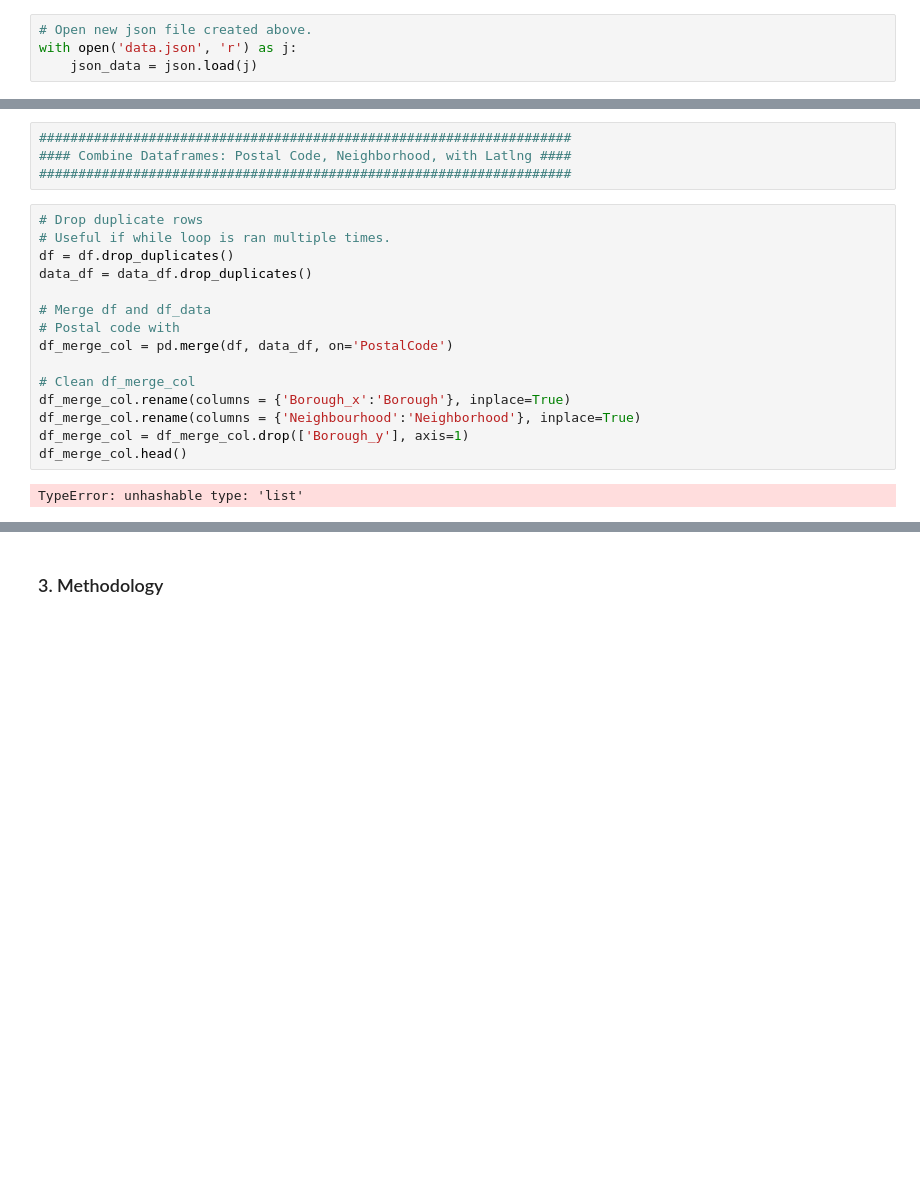
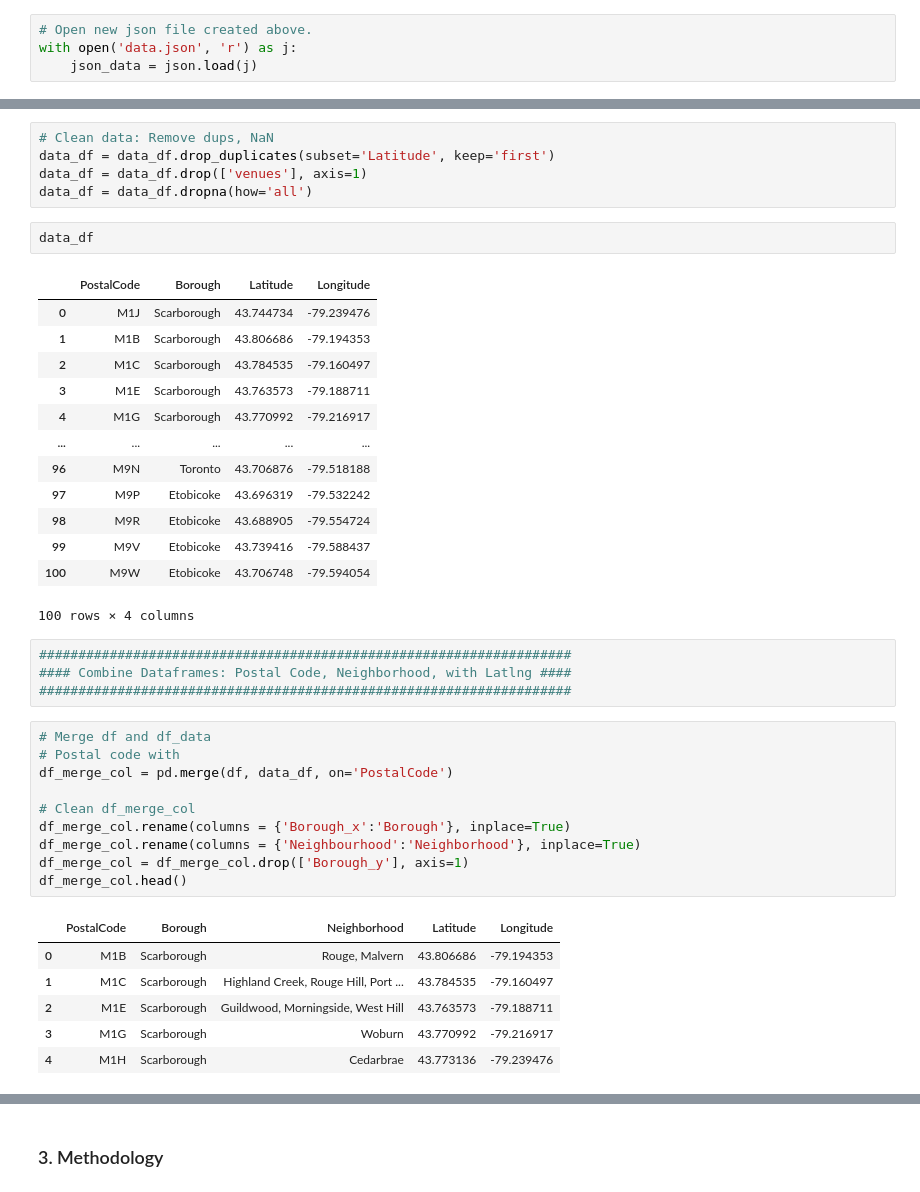
Before and after one commit to c-pompa/Coursera_Capstone, a Jupyter notebook: The Battle of the Neighborhoods.ipynb, the cells around one changed output, grey strips where cells are left out. Cells and saved outputs as stored; diff of their text form; blank space fills up the shorter version.

Commit message:
NYC Search Complete.
Queries to search nyc counties for argentinian restuarants completed. Using loops to provide same search for Toronto data. Toronto not completed.

```diff
--- a/The Battle of the Neighborhoods.ipynb
+++ b/The Battle of the Neighborhoods.ipynb
@@ -295,16 +302,32 @@ data_df.head()
 | 2 | M1C | Scarborough | 43.784535 | -79.160497 | NaN |
 | 3 | M1E | Scarborough | 43.763573 | -79.188711 | NaN |
 | 4 | M1G | Scarborough | 43.770992 | -79.216917 | NaN |
+# %%
+# Clean data: Remove dups, NaN
+data_df = data_df.drop_duplicates(subset='Latitude', keep='first')
+data_df = data_df.drop(['venues'], axis=1)
+data_df = data_df.dropna(how='all')
+# %%
+data_df
+# %% [output]
+|  | PostalCode | Borough | Latitude | Longitude |
+| 0 | M1J | Scarborough | 43.744734 | -79.239476 |
+| 1 | M1B | Scarborough | 43.806686 | -79.194353 |
+| 2 | M1C | Scarborough | 43.784535 | -79.160497 |
+| 3 | M1E | Scarborough | 43.763573 | -79.188711 |
+| 4 | M1G | Scarborough | 43.770992 | -79.216917 |
+| ... | ... | ... | ... | ... |
+| 96 | M9N | Toronto | 43.706876 | -79.518188 |
+| 97 | M9P | Etobicoke | 43.696319 | -79.532242 |
+| 98 | M9R | Etobicoke | 43.688905 | -79.554724 |
+| 99 | M9V | Etobicoke | 43.739416 | -79.588437 |
+| 100 | M9W | Etobicoke | 43.706748 | -79.594054 |
+100 rows × 4 columns
 # %%
 ####################################################################
 #### Combine Dataframes: Postal Code, Neighborhood, with Latlng ####
 ####################################################################
 # %%
-# Drop duplicate rows
-# Useful if while loop is ran multiple times.
-df = df.drop_duplicates()
-data_df = data_df.drop_duplicates()
-
 # Merge df and df_data
 # Postal code with
 df_merge_col = pd.merge(df, data_df, on='PostalCode')
@@ -315,7 +338,12 @@ df_merge_col.rename(columns = {'Neighbourhood':'Neighborhood'}, inplace=True)
 df_merge_col = df_merge_col.drop(['Borough_y'], axis=1)
 df_merge_col.head()
 # %% [output]
-TypeError: unhashable type: 'list'
+|  | PostalCode | Borough | Neighborhood | Latitude | Longitude |
+| 0 | M1B | Scarborough | Rouge, Malvern | 43.806686 | -79.194353 |
+| 1 | M1C | Scarborough | Highland Creek, Rouge Hill, Port ... | 43.784535 | -79.160497 |
+| 2 | M1E | Scarborough | Guildwood, Morningside, West Hill | 43.763573 | -79.188711 |
+| 3 | M1G | Scarborough | Woburn | 43.770992 | -79.216917 |
+| 4 | M1H | Scarborough | Cedarbrae | 43.773136 | -79.239476 |
 # %% [markdown]
 <a id="methodology"></a>
 # %% [markdown]
```
Also changed, not shown: parts of 82 cells of this notebook, 2 other files.
